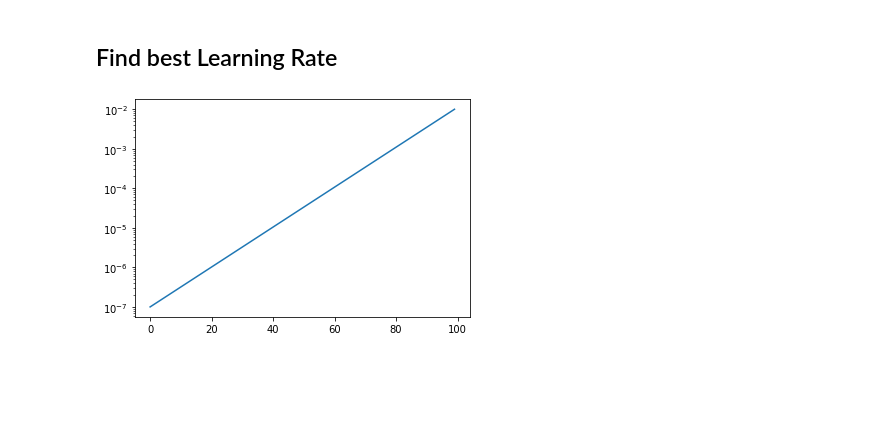
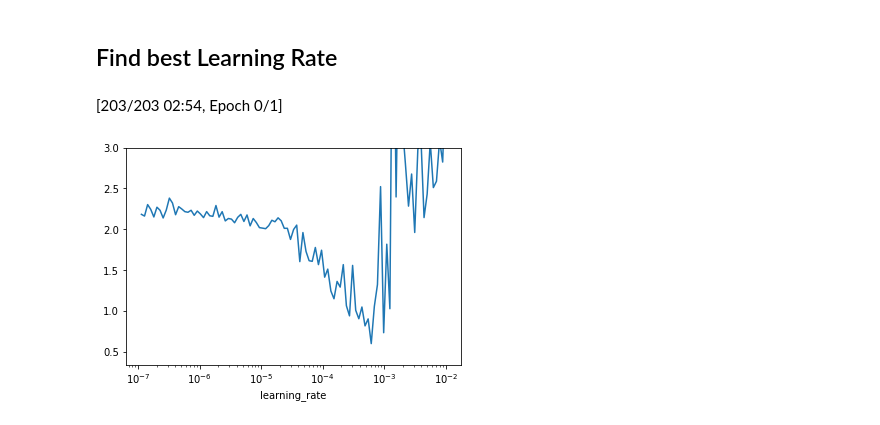
Before and after one commit to goerlitz/nlp-classification, a Jupyter notebook: notebooks/10kGNAD/colab/21e_10kGNAD_huggingface_lr_find.ipynb, the cells around one changed output. Saved outputs shown, nothing was run; the diff lists cells and outputs as text; code cells hidden in the pictures; blank space fills up the shorter version.

```diff
--- a/notebooks/10kGNAD/colab/21e_10kGNAD_huggingface_lr_find.ipynb
+++ b/notebooks/10kGNAD/colab/21e_10kGNAD_huggingface_lr_find.ipynb
@@ -138,8 +126,8 @@ def model_init():
 
     return AutoModelForSequenceClassification.from_pretrained(checkpoint, config=config)
 # %%
-epochs = 0.5
-bs = 32
+epochs = 0.35
+bs = 16
 
 from transformers import Trainer, TrainerCallback, PrinterCallback, ProgressCallback, TrainingArguments, TrainerState, TrainerControl
 from transformers.utils.notebook import NotebookProgressCallback, NotebookProgressBar
@@ -153,7 +141,7 @@ class NoTableProgressCallback(NotebookProgressCallback):
         def __init__(self, total: int):
             super().__init__(total)
         def write_line(self, values):
-            pass
+            pass  # don't add values to table
 
     def on_train_begin(self, args, state, control, **kwargs):
         super().on_train_begin(args, state, control, **kwargs)
@@ -192,4 +180,4 @@ trainer = Trainer(
 trainer.remove_callback(NotebookProgressCallback)
 trainer.add_callback(NoTableProgressCallback)
 
-result = trainer.train()
+# result = trainer.train()
@@ -207,13 +191,50 @@ log_df.plot(subplots=True, figsize=(6,8));
 # %%
 import numpy as np
 import matplotlib.pyplot as plt
+from torch.optim.lr_scheduler import LambdaLR
 
-min = 1e-7
-max = 1e-2
-steps = 100
+def get_lr_find_scheduler(optimizer, steps:int=100, min_lr:float=1e-7, max_lr:float=1e-2) -> LambdaLR:
 
-le = np.exp(np.linspace(np.log(min), np.log(max), num=steps))
-plt.plot(le)
-plt.yscale("log")
+    # take base lr from optimizer into account
+    le = np.exp(np.linspace(np.log(min_lr), np.log(max_lr), num=steps))
+
+    def lr_lambda(current_step: int):
+        index = current_step if current_step < len(le) else len(le) - 1
+        return le[index]
+
+    return LambdaLR(optimizer, lr_lambda, last_epoch=-1)
-# %% [output]
-[figure, removed]
+# %%
+from transformers.optimization import AdamW
+
+steps=100
+
+model = model_init()
+optimizer = AdamW(model.parameters())
+lr_scheduler = get_lr_find_scheduler(optimizer, steps=steps, min_lr=1e-4, max_lr=10)  # fix handling of base lr or 0.001
+
+trainer_lr = Trainer(
+    model=model,
+    args=training_args,
+    train_dataset=tokenized_gnad10k["train"],
+    eval_dataset=tokenized_gnad10k["test"],
+    tokenizer=tokenizer,
+    data_collator=data_collator,
+    optimizers=(optimizer, lr_scheduler)
+)
+
+# replace default notebook callback
+trainer_lr.remove_callback(NotebookProgressCallback)
+trainer_lr.add_callback(NoTableProgressCallback)
+
+trainer_lr.train();
+# %% [output]
+[203/203 02:54, Epoch 0/1]
+# %%
+log_df = pd.DataFrame(trainer_lr.state.log_history[:-2]).set_index("step")
+# log_df.plot(subplots=True, figsize=(6,8));
+# %%
+log_df[:steps-1].set_index("learning_rate").loss.plot()
+plt.xscale("log")
+plt.ylim([None,3]);
+# %% [output]
+[figure, added]
```
Also changed, not shown: parts of 13 cells of this notebook.
